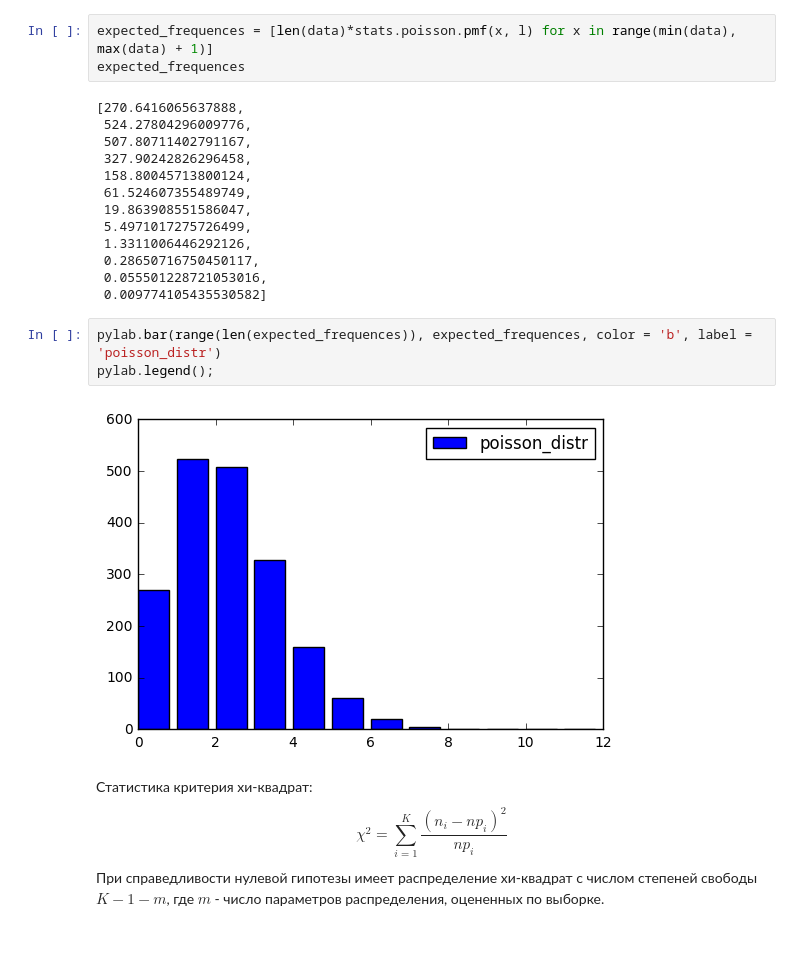
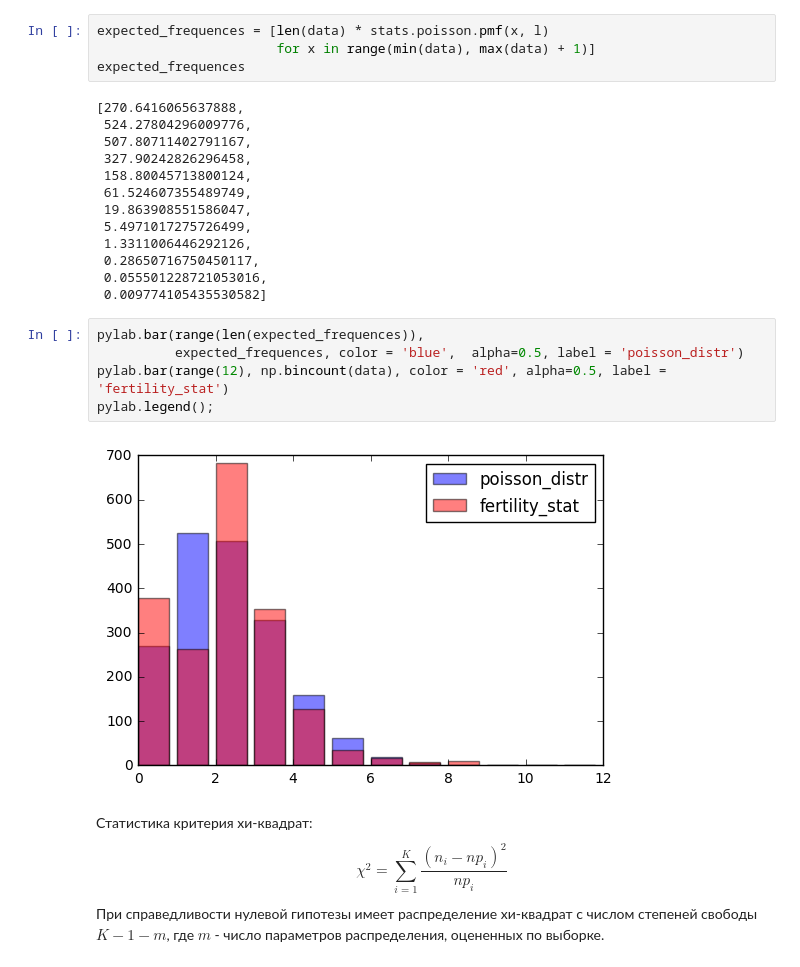
Before and after one commit to 1gnatov/ML_DM_HSE_minor, a Jupyter notebook: module3_statistics_notebooks/seminar2_hypotheses/08_Критерии_согласия_Пирсона_хи-квадрат.ipynb, the cells around one changed output. Drawn from its saved outputs; the diff is of its cells as text.

Commit message:
add stats seminar 2 practice

```diff
--- a/module3_statistics_notebooks/seminar2_hypotheses/08_Критерии_согласия_Пирсона_хи-квадрат.ipynb
+++ b/module3_statistics_notebooks/seminar2_hypotheses/08_Критерии_согласия_Пирсона_хи-квадрат.ipynb
@@ -41,7 +42,8 @@ observed_frequences
 # %% [output]
 array([379, 262, 684, 353, 128,  35,  16,   8,  10,   1,   1,   1])
 # %%
-expected_frequences = [len(data)*stats.poisson.pmf(x, l) for x in range(min(data), max(data) + 1)]
+expected_frequences = [len(data) * stats.poisson.pmf(x, l)
+                       for x in range(min(data), max(data) + 1)]
 expected_frequences
 # %% [output]
 [270.6416065637888,
@@ -57,10 +59,12 @@ expected_frequences
  0.055501228721053016,
  0.009774105435530582]
 # %%
-pylab.bar(range(len(expected_frequences)), expected_frequences, color = 'b', label = 'poisson_distr')
+pylab.bar(range(len(expected_frequences)),
+          expected_frequences, color = 'blue',  alpha=0.5, label = 'poisson_distr')
+pylab.bar(range(12), np.bincount(data), color = 'red', alpha=0.5, label = 'fertility_stat')
 pylab.legend();
 # %% [output]
-[figure, old version]
+[figure, new version]
 # %% [markdown]
 Статистика критерия хи-квадрат: $$\chi^2=\sum_{i=1}^K \frac{\left(n_i- np_i\right)^2}{np_i}$$
 При справедливости нулевой гипотезы имеет распределение хи-квадрат с числом степеней свободы $K-1-m$, где $m$ - число параметров распределения, оцененных по выборке.
```
Also changed, not shown: parts of 2 cells of this notebook, 12 other files.
